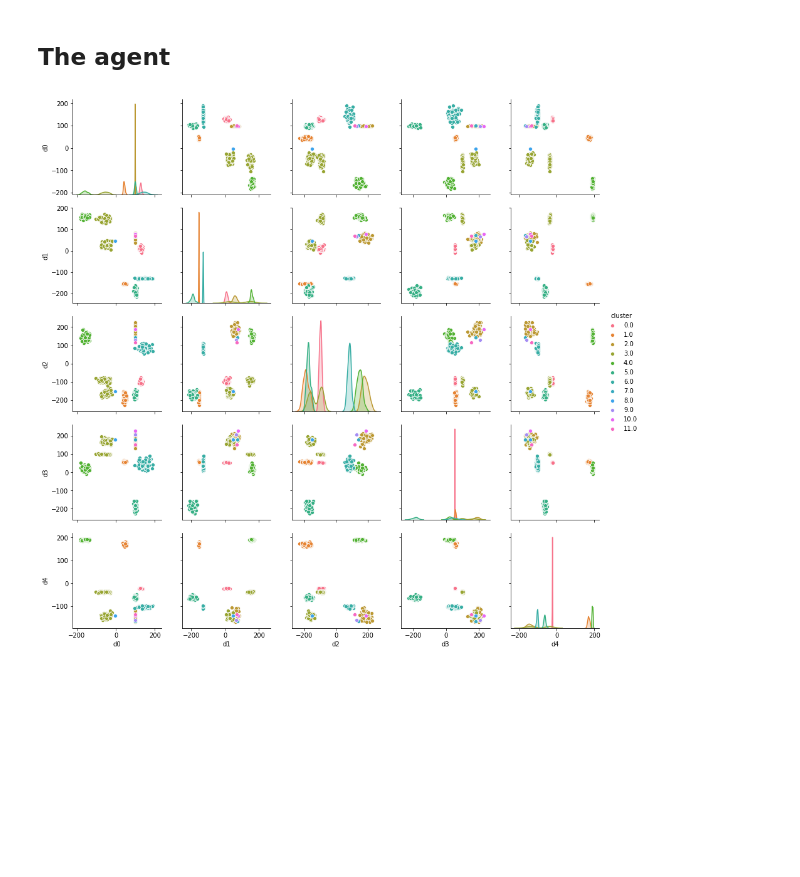
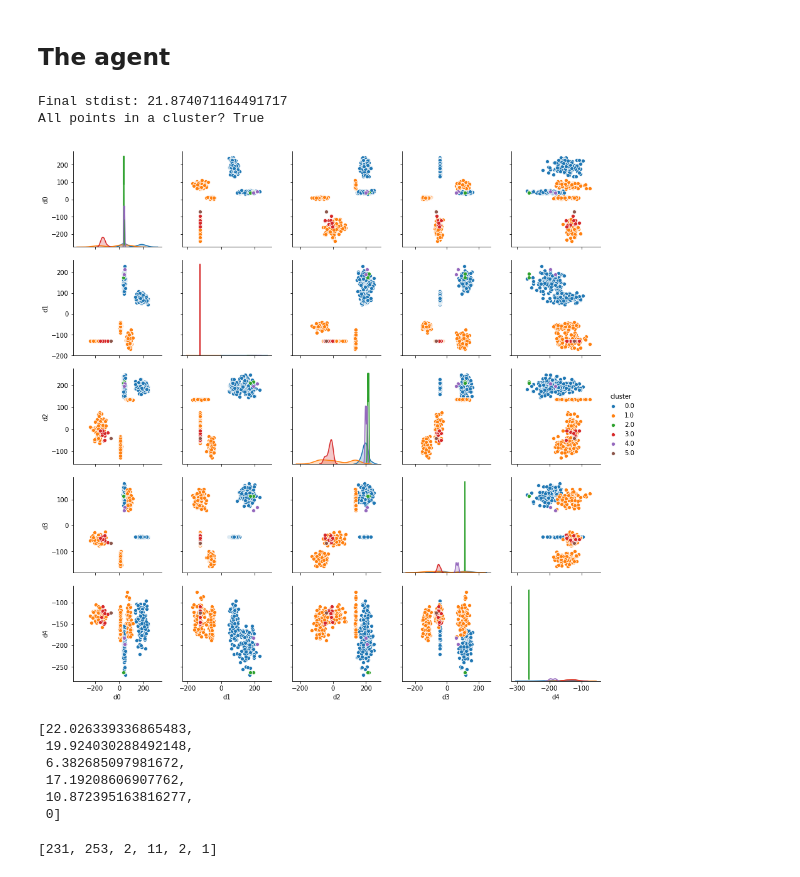
Before and after one commit to lashoun/contrast-learning, a Jupyter notebook: first_draft.ipynb, the cells around one changed output. Drawn from its saved outputs; the diff is of its cells as text; code cells hidden in the pictures; blank space fills up the shorter version.

Commit message:
added stdist per clusters but not used

```diff
--- a/first_draft.ipynb
+++ b/first_draft.ipynb
@@ -149,11 +202,28 @@ class ContrastAgent(object):
-# %%
-ca = ContrastAgent()
-ca.feed_data(data)
-# ca.shuffle()
-ca.clusterize_online()
-ca.print_clusters()
-# %% [output]
-[figure, removed]
+# %%
+ca = ContrastAgent()
+for i in range(len(data)):
+    ca.feed_data(data[[i]], shuffle=False)
+    ca.clusterize_online()
+print("Final stdist: {}".format(ca.stdist))
+print("All points in a cluster? {}".format(-1 not in ca.clusters))
+ca.print_clusters()
+# %% [output]
+Final stdist: 21.874071164491717
+All points in a cluster? True
+[figure, added]
 # %%
 # ca.update_clusters()
 # ca.print_clusters()
+# %%
+ca.stdists_per_cluster
+# %% [output]
+[22.026339336865483,
+ 19.924030288492148,
+ 6.382685097981672,
+ 17.19208606907762,
+ 10.872395163816277,
+ 0]
+# %%
+ca.cluster_sizes
+# %% [output]
+[231, 253, 2, 11, 2, 1]
```
Also changed, not shown: parts of 6 cells of this notebook, 6 other files.
